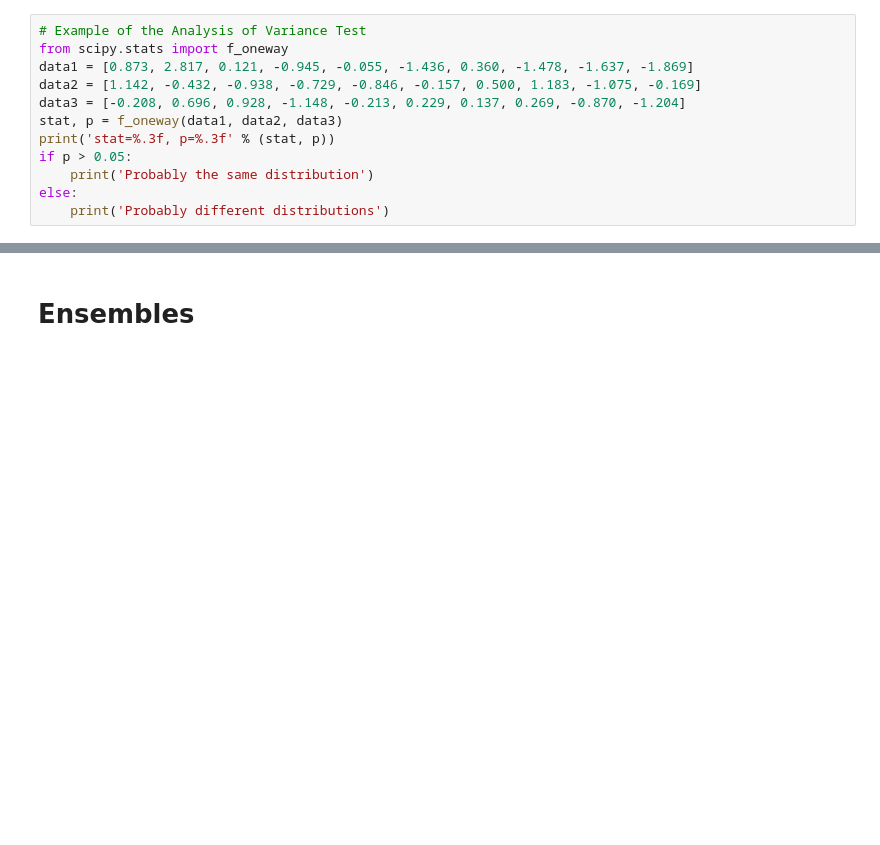
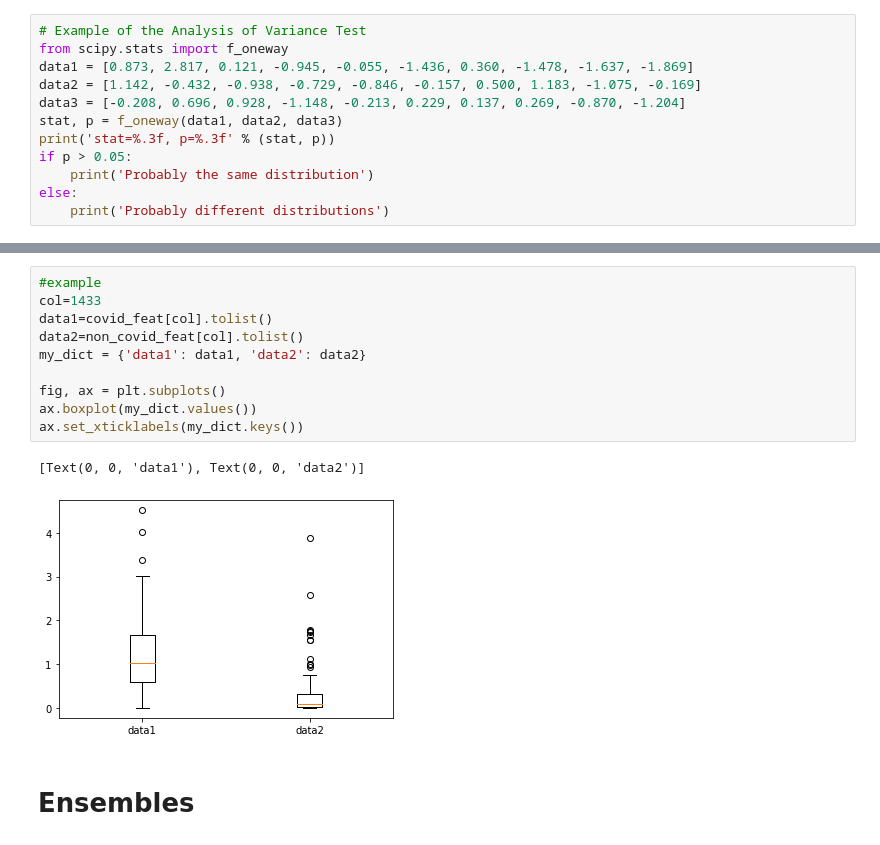
Before and after one commit to ayhaidar/covid_ensembles, a Jupyter notebook: extraction/Analysis.ipynb, the cells around one changed output, grey strips where cells are left out. Saved outputs shown, nothing was run; the diff lists cells and outputs as text; blank space fills up the shorter version.

```diff
--- a/extraction/Analysis.ipynb
+++ b/extraction/Analysis.ipynb
@@ -429,3 +508,16 @@ else:
+# %%
+#example
+col=1433
+data1=covid_feat[col].tolist()
+data2=non_covid_feat[col].tolist()
+my_dict = {'data1': data1, 'data2': data2}
+
+fig, ax = plt.subplots()
+ax.boxplot(my_dict.values())
+ax.set_xticklabels(my_dict.keys())
+# %% [output]
+[Text(0, 0, 'data1'), Text(0, 0, 'data2')]
+[figure, added]
 # %% [markdown]
 # Ensembles
 # %%
```
Also changed, not shown: parts of 14 cells of this notebook, 6 other files.
